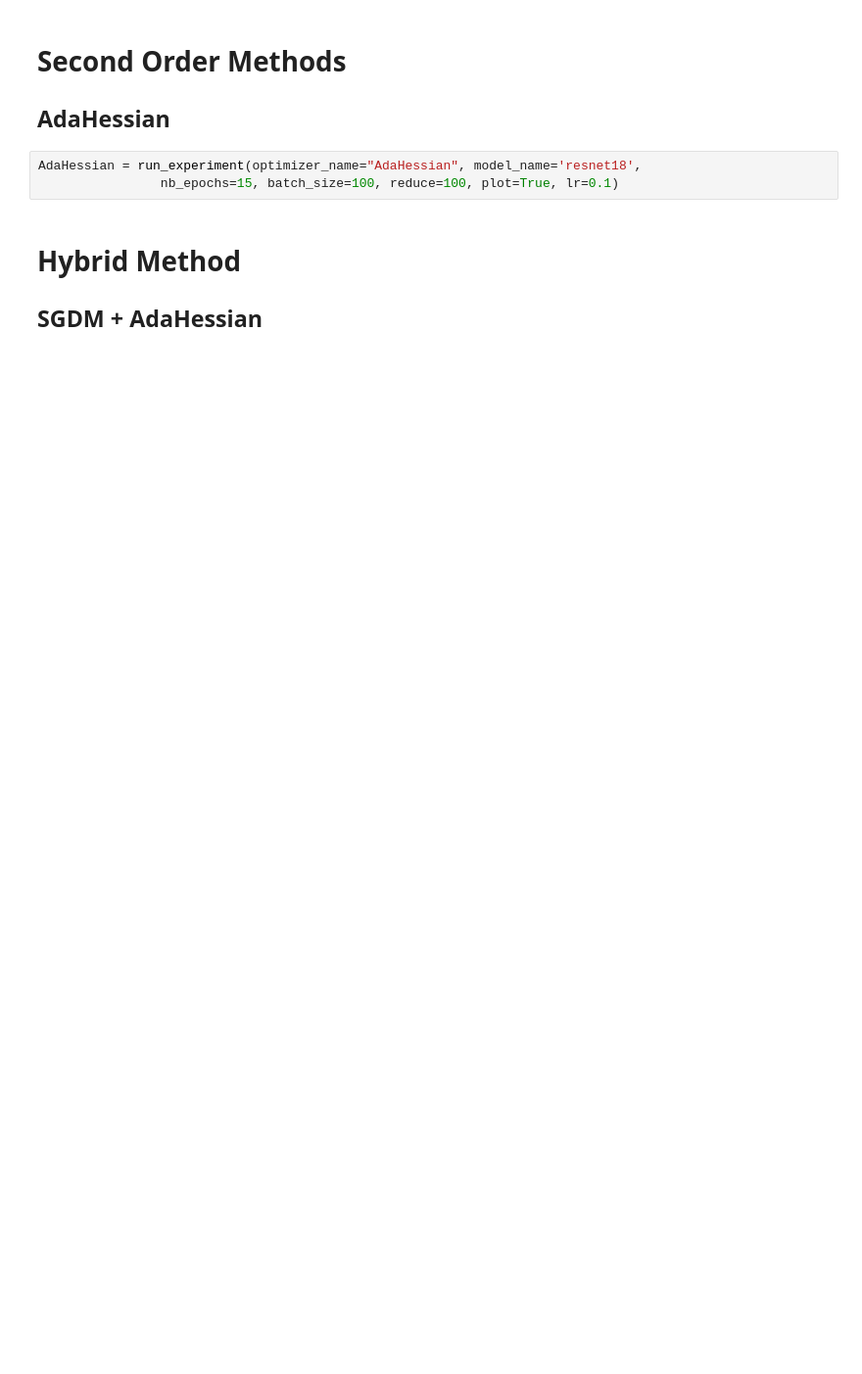
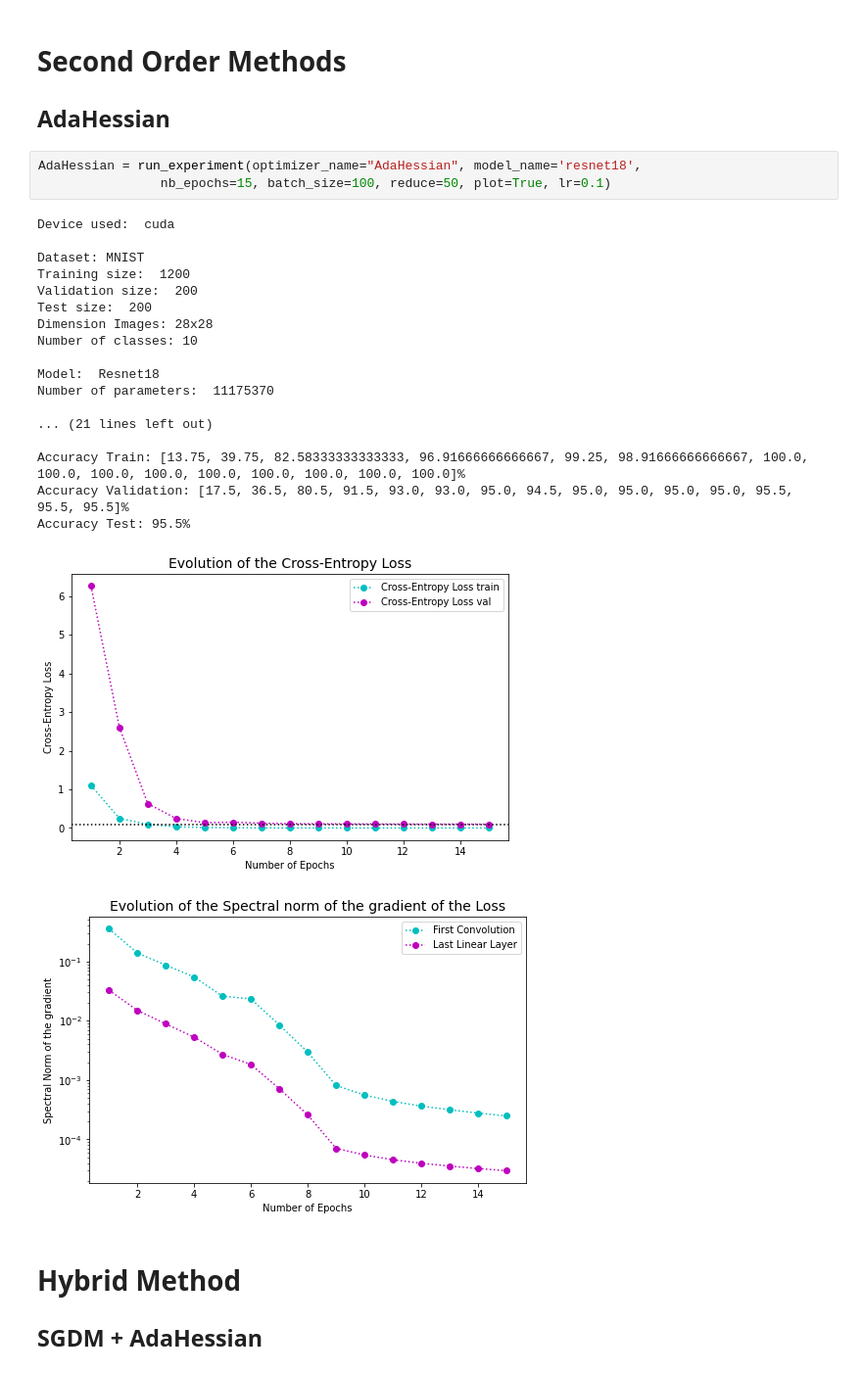
Before and after one commit to riccardocadei/adahessian, a Jupyter notebook: main.ipynb, the cells around one changed output. Shown: that part at 98% size. Drawn from its saved outputs; the diff is of its cells as text; blank space fills up the shorter version.

```diff
--- a/main.ipynb
+++ b/main.ipynb
@@ -34,7 +111,27 @@ Adam = run_experiment(optimizer_name="adam", model_name='resnet18',
 ## AdaHessian
 # %%
 AdaHessian = run_experiment(optimizer_name="AdaHessian", model_name='resnet18',
-                nb_epochs=15, batch_size=100, reduce=100, plot=True, lr=0.1)
+                nb_epochs=15, batch_size=100, reduce=50, plot=True, lr=0.1)
+# %% [output]
+Device used:  cuda
+
+Dataset: MNIST
+Training size:  1200
+Validation size:  200
+Test size:  200
+Dimension Images: 28x28
+Number of classes: 10
+
+Model:  Resnet18
+Number of parameters:  11175370
+
+... (21 lines left out)
+
+Accuracy Train: [13.75, 39.75, 82.58333333333333, 96.91666666666667, 99.25, 98.91666666666667, 100.0, 100.0, 100.0, 100.0, 100.0, 100.0, 100.0, 100.0, 100.0]%
+Accuracy Validation: [17.5, 36.5, 80.5, 91.5, 93.0, 93.0, 95.0, 94.5, 95.0, 95.0, 95.0, 95.0, 95.5, 95.5, 95.5]%
+Accuracy Test: 95.5%
+[figure, added]
+[figure, added]
 # %% [markdown]
 # Hybrid Method
 ## SGDM + AdaHessian
```
Also changed, not shown: parts of 11 cells of this notebook.
